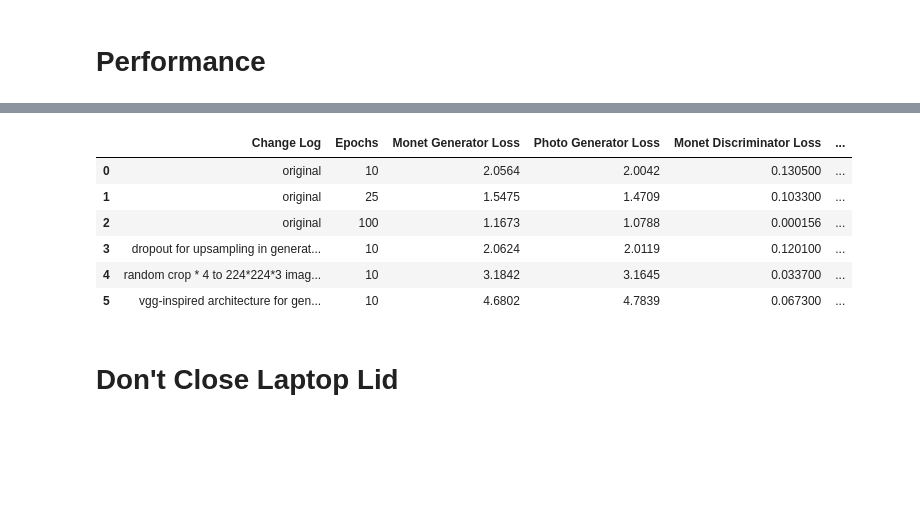
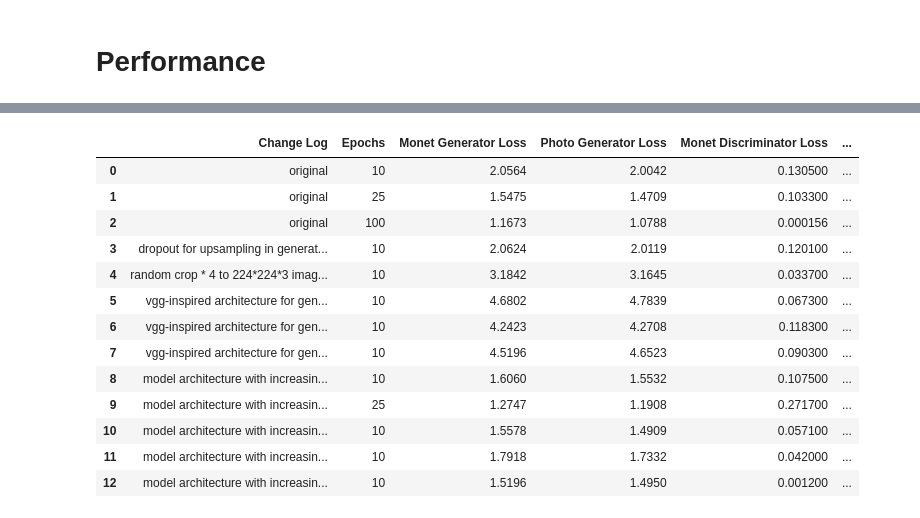
Before and after one commit to Edna-cyber/monet_generator, a Jupyter notebook: painter.ipynb, the cells around one changed output, grey strips where cells are left out. Drawn from its saved outputs; the diff is of its cells as text; code cells hidden in the pictures; blank space fills up the shorter version.

```diff
--- a/painter.ipynb
+++ b/painter.ipynb
@@ -483,16 +525,26 @@ for i, photo in enumerate(photo_ds):
 # %%
 pd.set_option('display.max_colwidth', 0)
-performance_df = pd.DataFrame({"Change Log": ["original", "original", "original", "dropout for upsampling in generator 0.5", "random crop * 4 to 224*224*3 images, vgg-inspired architecture for generator", "vgg-inspired architecture for generator"], "Epochs":[10, 25, 100, 10, 10, 10],
-                               "Monet Generator Loss":[2.0564, 1.5475, 1.1673, 2.0624, 3.1842, 4.6802], "Photo Generator Loss":[2.0042, 1.4709, 1.0788, 2.0119, 3.1645, 4.7839],
-                               "Monet Discriminator Loss":[0.1305, 0.1033, 1.5585e-04, 0.1201, 0.0337, 0.0673], "Photo Discriminator Loss":[0.0713, 0.1252, 5.5830e-04, 0.1023, 0.0282, 0.0240], "MiFID":["NA", "NA", "NA", "NA", "NA", "NA"]})
+performance_df = pd.DataFrame({"Change Log": ["original", "original", "original", "dropout for upsampling in generator 0.5", "random crop * 4 to 224*224*3 images, vgg-inspired architecture for generator", "vgg-inspired architecture for generator", "vgg-inspired architecture for generator, larger learning rate for generators 2e-3",
+                                              "vgg-inspired architecture for generator, horizontal augmentations for monet images", "model architecture with increasing depth",  "model architecture with increasing depth", "model architecture with increasing depth, random crop to 128*128 and resize augmentation",
+                                              "model architecture with increasing depth, random crop and resize augmentation, kernel size 7 for first and last layer of generator", "model architecture with increasing depth, random crop to 224*224 and resize augmentation"], "Epochs":[10, 25, 100, 10, 10, 10, 10, 10, 10, 25, 10, 10, 10],
+                               "Monet Generator Loss":[2.0564, 1.5475, 1.1673, 2.0624, 3.1842, 4.6802, 4.2423, 4.5196, 1.6060, 1.2747, 1.5578, 1.7918, 1.5196], "Photo Generator Loss":[2.0042, 1.4709, 1.0788, 2.0119, 3.1645, 4.7839, 4.2708, 4.6523, 1.5532, 1.1908, 1.4909, 1.7332, 1.4950],
+                               "Monet Discriminator Loss":[0.1305, 0.1033, 1.5585e-04, 0.1201, 0.0337, 0.0673, 0.1183, 0.0903, 0.1075, 0.2717, 0.0571, 0.0420, 0.0012], "Photo Discriminator Loss":[0.0713, 0.1252, 5.5830e-04, 0.1023, 0.0282, 0.0240, 0.1038, 0.0909, 0.0374, 0.0033, 0.0451, 0.0520, 0.0020],
+                               "MiFID":["NA", "NA", "NA", "NA", "NA", "177.11278", "NA", "NA", "NA", "NA", "NA", "NA", "NA"],
+                               "Visual Notes":["similar to original image", "similar to original image", "similar to original image", "NA", "more dissimilar to original image",
+                                        "artificial light source", "change of coloration in image", "change in color and artificial spots", "similar to original image", "similar to original image", "similar to original image", "similar to original image", "similar to original image"]})
 performance_df
 # %% [output]
 |  | Change Log | Epochs | Monet Generator Loss | Photo Generator Loss | Monet Discriminator Loss | ... |
 | 0 | original | 10 | 2.0564 | 2.0042 | 0.130500 | ... |
 | 1 | original | 25 | 1.5475 | 1.4709 | 0.103300 | ... |
 | 2 | original | 100 | 1.1673 | 1.0788 | 0.000156 | ... |
 | 3 | dropout for upsampling in generat... | 10 | 2.0624 | 2.0119 | 0.120100 | ... |
 | 4 | random crop * 4 to 224*224*3 imag... | 10 | 3.1842 | 3.1645 | 0.033700 | ... |
 | 5 | vgg-inspired architecture for gen... | 10 | 4.6802 | 4.7839 | 0.067300 | ... |
+| 6 | vgg-inspired architecture for gen... | 10 | 4.2423 | 4.2708 | 0.118300 | ... |
+| 7 | vgg-inspired architecture for gen... | 10 | 4.5196 | 4.6523 | 0.090300 | ... |
+| 8 | model architecture with increasin... | 10 | 1.6060 | 1.5532 | 0.107500 | ... |
+| 9 | model architecture with increasin... | 25 | 1.2747 | 1.1908 | 0.271700 | ... |
+| 10 | model architecture with increasin... | 10 | 1.5578 | 1.4909 | 0.057100 | ... |
+| 11 | model architecture with increasin... | 10 | 1.7918 | 1.7332 | 0.042000 | ... |
+| 12 | model architecture with increasin... | 10 | 1.5196 | 1.4950 | 0.001200 | ... |
-# %% [markdown]
-# Don't Close Laptop Lid #
```
Also changed, not shown: parts of 15 cells of this notebook.
